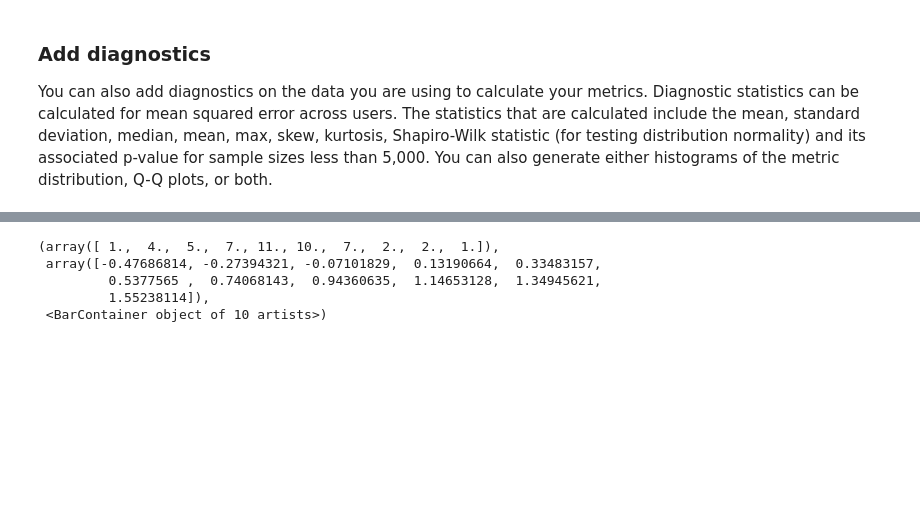
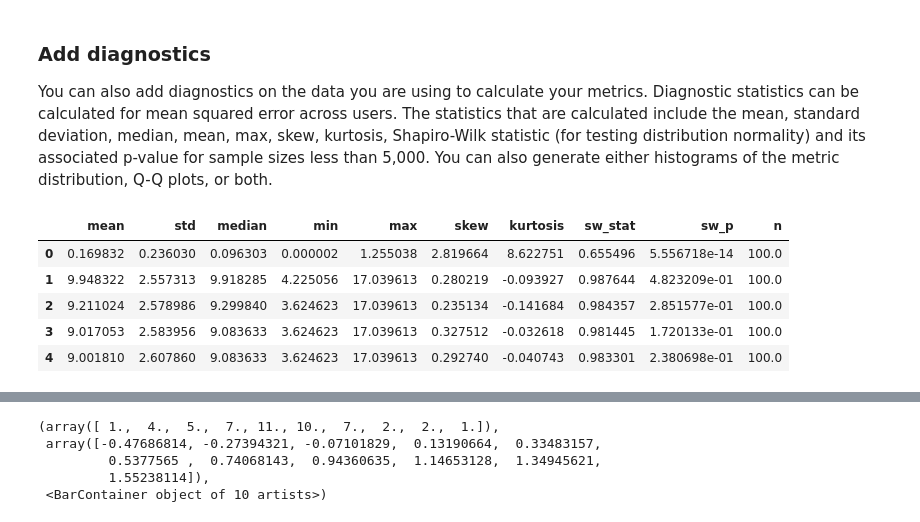
Before and after one commit to elucherini/t-recs, a Jupyter notebook: examples/complete-guide.ipynb, the cells around one changed output, grey strips where cells are left out. Saved outputs shown, nothing was run; the diff lists cells and outputs as text; code cells hidden in the pictures; blank space fills up the shorter version.

Commit message:
stopping point for diagnostics work

```diff
--- a/examples/complete-guide.ipynb
+++ b/examples/complete-guide.ipynb
@@ -229,15 +305,23 @@ default_filtering = ContentFiltering()
 js_pairs = [(u1_idx, u2_idx) for u1_idx in range(default_filtering.num_users) for u2_idx in range(default_filtering.num_users) if u1_idx != u2_idx]
 
 # add an MSE measurement
-default_filtering.add_metrics(MSEMeasurement(diagnostics=True, plot=["qq", "hist"]))
-default_filtering.add_metrics(InteractionSimilarity(pairs=js_pairs, diagnostics=True, plot=["hist"]))
+mse, interaction_sim = MSEMeasurement(diagnostics=True, plot=["qq", "hist"]), InteractionSimilarity(pairs=js_pairs, diagnostics=True, plot=["hist"])
+default_filtering.add_metrics(mse)
+default_filtering.add_metrics(interaction_sim)
 
 default_filtering.run(timesteps=10)
 # %%
 #This is the weird part. Would be better to get this to function the same as "get_measurements"
-mse_diagnostics = default_filtering.metrics[0].get_diagnostics()
-isim_diagnostics = default_filtering.metrics[1].get_diagnostics()
+mse_diagnostics = mse.get_diagnostics()
+isim_diagnostics = interaction_sim.get_diagnostics()
 
 mse_diagnostics.head()
+# %% [output]
+|  | mean | std | median | min | max | skew | kurtosis | sw_stat | sw_p | n |
+| 0 | 0.169832 | 0.236030 | 0.096303 | 0.000002 | 1.255038 | 2.819664 | 8.622751 | 0.655496 | 5.556718e-14 | 100.0 |
+| 1 | 9.948322 | 2.557313 | 9.918285 | 4.225056 | 17.039613 | 0.280219 | -0.093927 | 0.987644 | 4.823209e-01 | 100.0 |
+| 2 | 9.211024 | 2.578986 | 9.299840 | 3.624623 | 17.039613 | 0.235134 | -0.141684 | 0.984357 | 2.851577e-01 | 100.0 |
+| 3 | 9.017053 | 2.583956 | 9.083633 | 3.624623 | 17.039613 | 0.327512 | -0.032618 | 0.981445 | 1.720133e-01 | 100.0 |
+| 4 | 9.001810 | 2.607860 | 9.083633 | 3.624623 | 17.039613 | 0.292740 | -0.040743 | 0.983301 | 2.380698e-01 | 100.0 |
 # %%
 isim_diagnostics.head()
```
Also changed, not shown: parts of 15 cells of this notebook.
